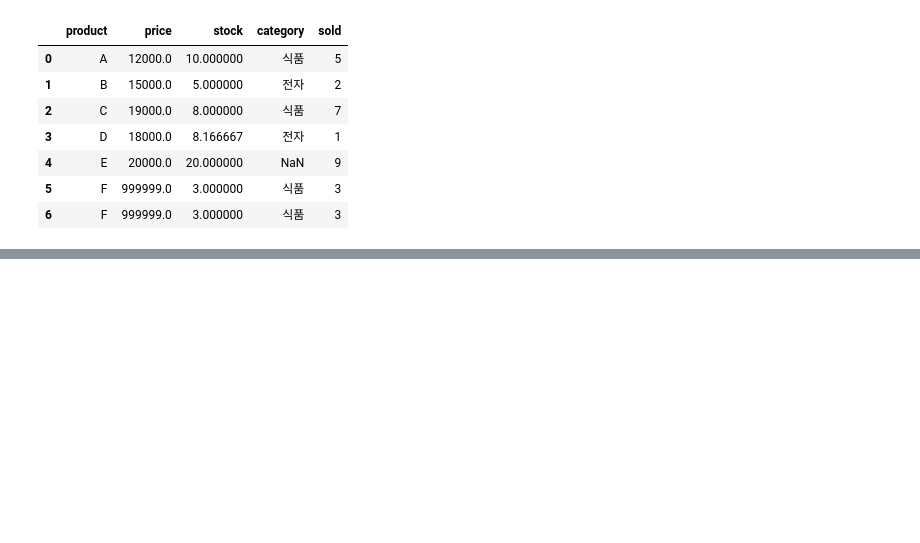
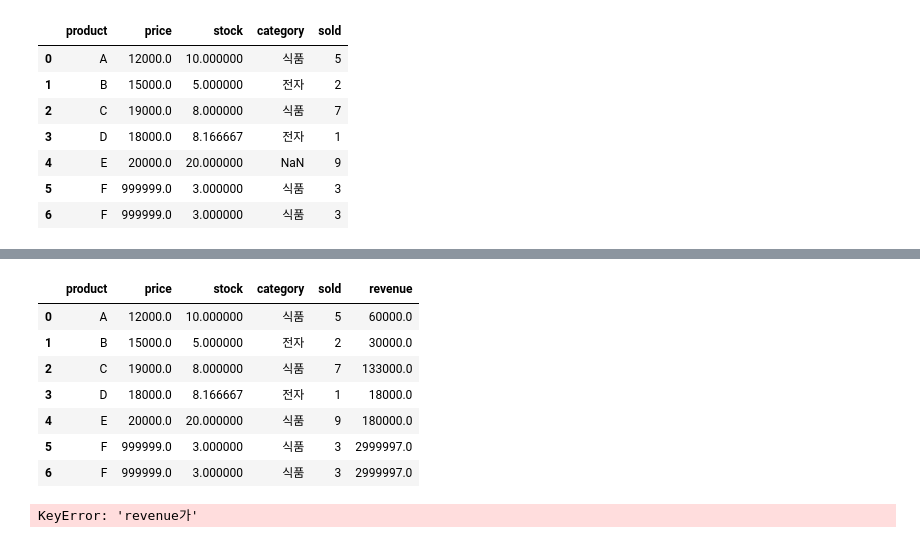
Before and after one commit to LEE0202020/study, a Jupyter notebook: Untitled.ipynb, the cells around one changed output, grey strips where cells are left out. Saved outputs shown, nothing was run; the diff lists cells and outputs as text; code cells hidden in the pictures; blank space fills up the shorter version.

```diff
--- a/Untitled.ipynb
+++ b/Untitled.ipynb
@@ -165,3 +172,20 @@ df.iloc()
 # product, category, revenue 컬럼만 출력하시오.
 # %%
 # price * sold 값을 계산하여 revenue 컬럼을 생성하시오.
+df["revenue"] = df["price"] * df["sold"]
+df
+# %% [output]
+|  | product | price | stock | category | sold | revenue |
+| 0 | A | 12000.0 | 10.000000 | 식품 | 5 | 60000.0 |
+| 1 | B | 15000.0 | 5.000000 | 전자 | 2 | 30000.0 |
+| 2 | C | 19000.0 | 8.000000 | 식품 | 7 | 133000.0 |
+| 3 | D | 18000.0 | 8.166667 | 전자 | 1 | 18000.0 |
+| 4 | E | 20000.0 | 20.000000 | 식품 | 9 | 180000.0 |
+| 5 | F | 999999.0 | 3.000000 | 식품 | 3 | 2999997.0 |
+| 6 | F | 999999.0 | 3.000000 | 식품 | 3 | 2999997.0 |
+# %%
+# revenue가 100000 이상인 데이터만 high_revenue에 저장하시오.
+df["high_revenue에"] = df["revenue가"] > 100000
+df
+# %% [output]
+KeyError: 'revenue가'
```
Also changed, not shown: parts of 4 cells of this notebook, 8 other files.
